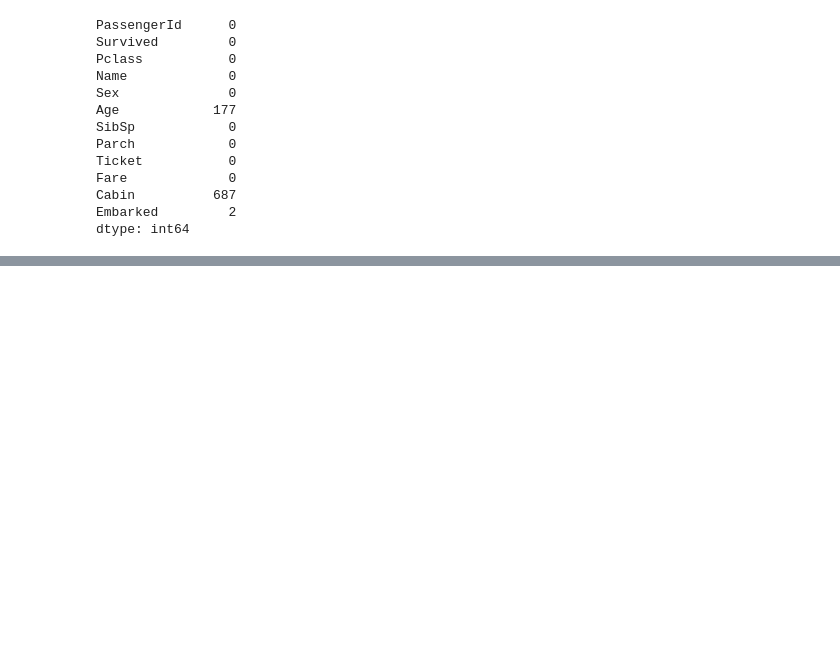
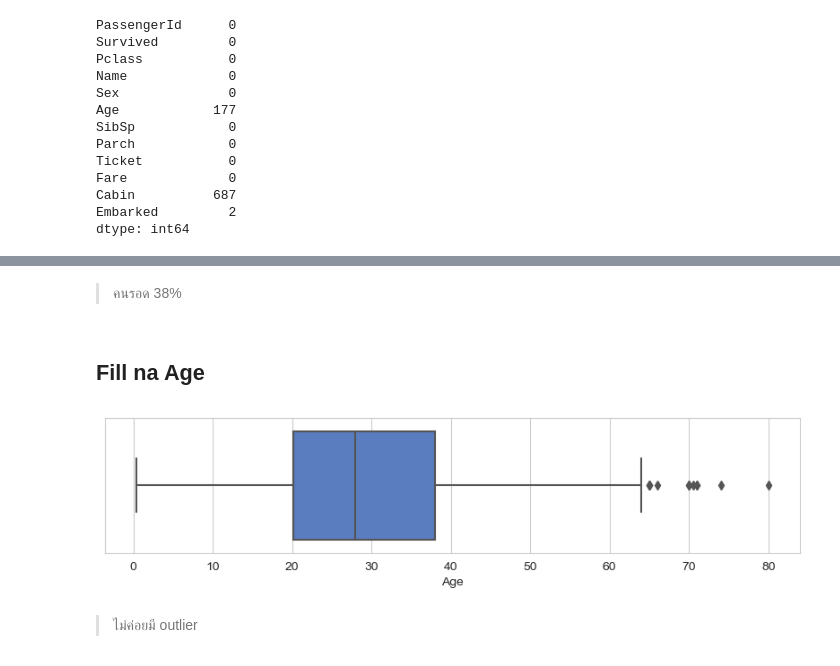
Before and after one commit to chuan-khuna/titanic_kaggle, a Jupyter notebook: EDA.ipynb, the cells around one changed output, grey strips where cells are left out. Saved outputs shown, nothing was run; the diff lists cells and outputs as text; code cells hidden in the pictures; blank space fills up the shorter version.

```diff
--- a/EDA.ipynb
+++ b/EDA.ipynb
@@ -10,7 +10,7 @@ sns.set_style('whitegrid')
 color_palette = sns.color_palette("muted")
 sns.set_palette(color_palette)
 
-def create_fig(figsize=(8,5), dpi=150):
+def create_fig(figsize=(8,4.5), dpi=100):
     fig = plt.figure(figsize=figsize, dpi=dpi)
     return fig
 # %%
@@ -96,0 +111,13 @@ df.head()
+# %% [markdown]
+> คนรอด 38%
+# %% [markdown]
+#
+## Fill na Age
+# %%
+create_fig(figsize=(10, 2), dpi=100)
+sns.boxplot(df['Age'])
+plt.show()
+# %% [output]
+[figure, added]
+# %% [markdown]
+> ไม่ค่อยมี outlier
```
Also changed, not shown: parts of 33 cells of this notebook, 1 other file.
